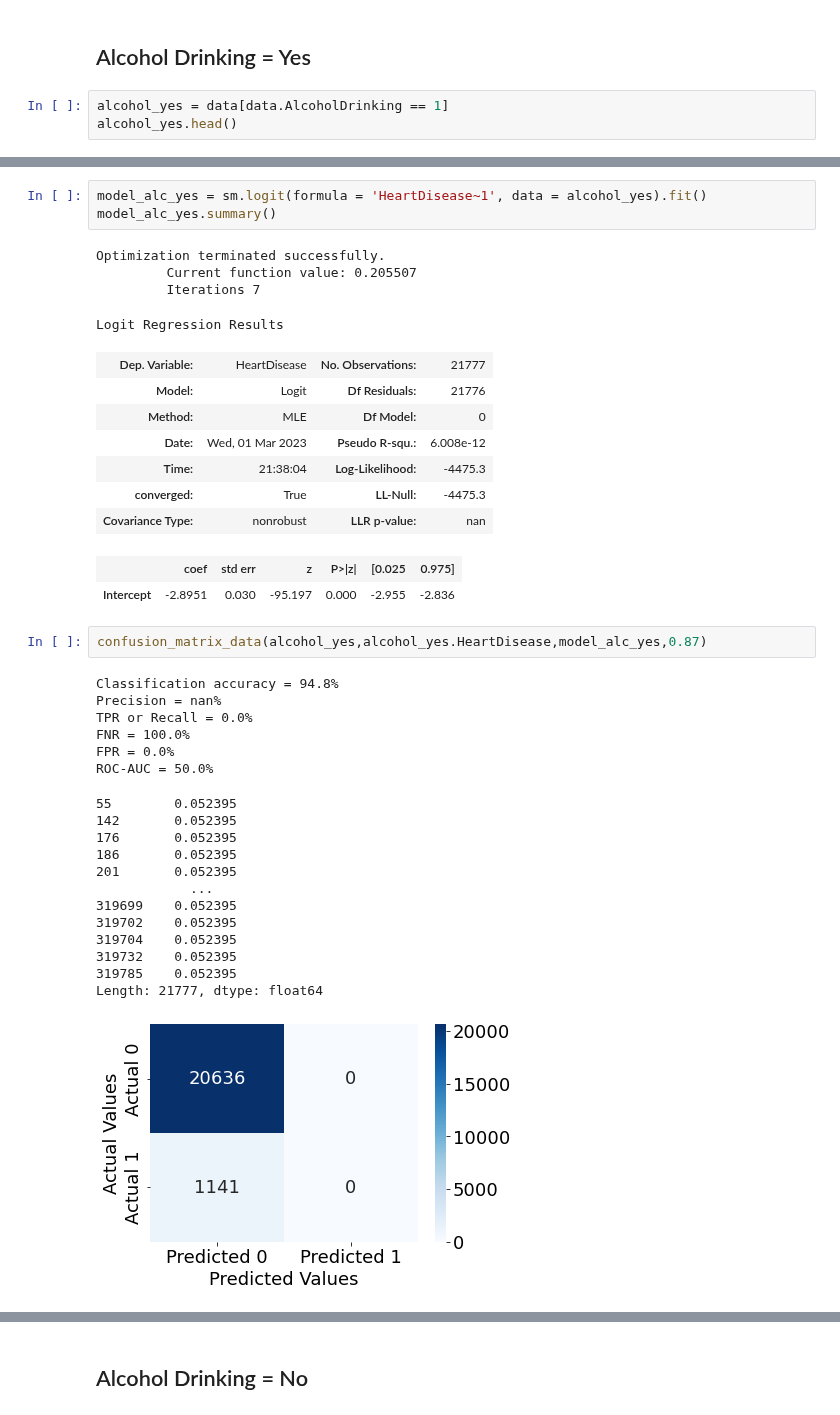
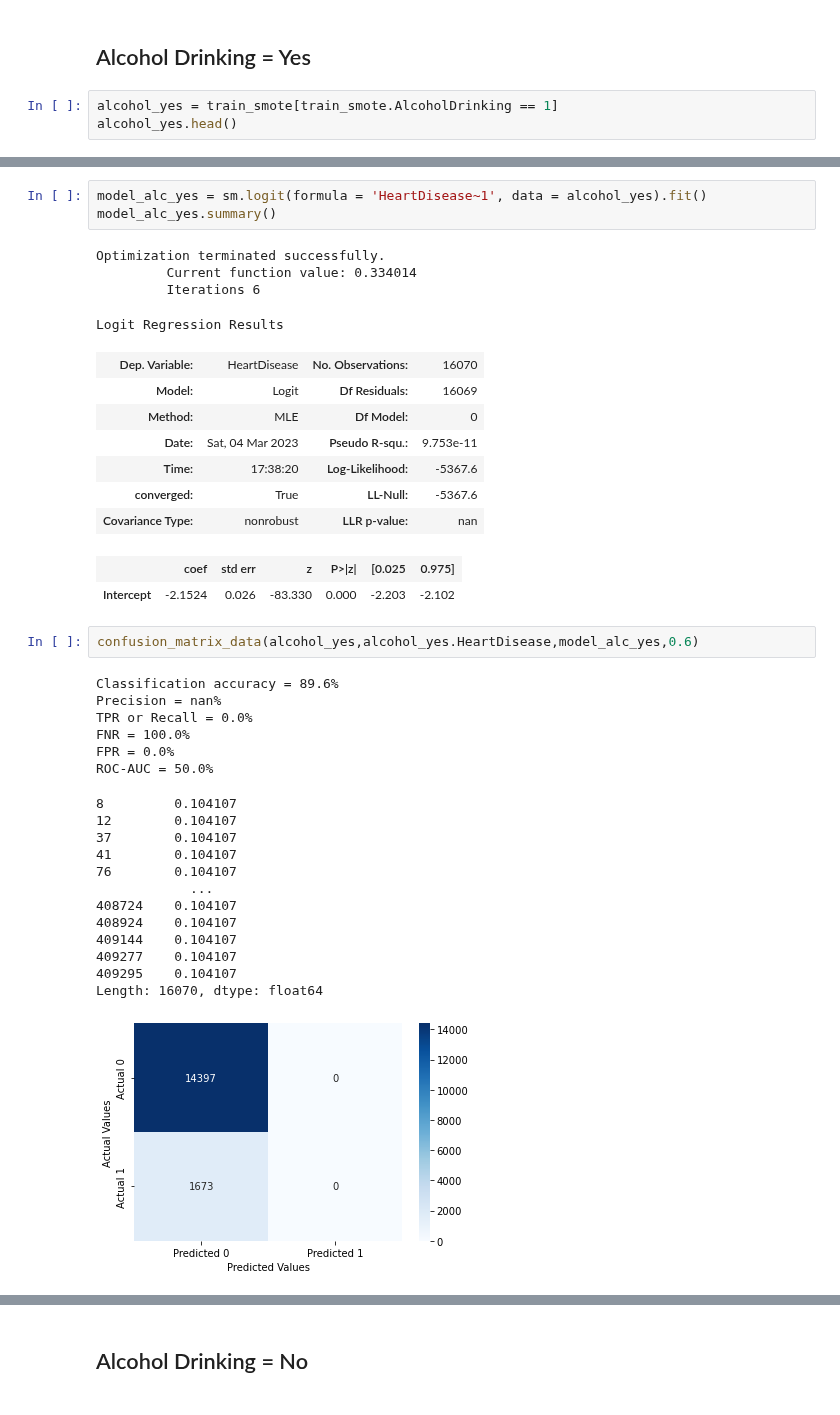
Before and after one commit to JerayuT/Group-5-WQ23-Data-Science, a Jupyter notebook: heart disease.ipynb, the cells around one changed output, grey strips where cells are left out. Cells and saved outputs as stored; diff of their text form.

Commit message:
subset alcohol drinking

```diff
--- a/heart disease.ipynb
+++ b/heart disease.ipynb
@@ -468,6 +505,6 @@ Length: 319795, dtype: float64
 # %% [markdown]
 ## Alcohol Drinking = Yes
 # %%
-alcohol_yes = data[data.AlcoholDrinking == 1]
+alcohol_yes = train_smote[train_smote.AlcoholDrinking == 1]
 alcohol_yes.head()
 # %% [output]
@@ -482,40 +534,40 @@ model_alc_yes = sm.logit(formula = 'HeartDisease~1', data = alcohol_yes).fit()
 model_alc_yes.summary()
 # %% [output]
 Optimization terminated successfully.
-         Current function value: 0.205507
-         Iterations 7
+         Current function value: 0.334014
+         Iterations 6
 Logit Regression Results
-| Dep. Variable: | HeartDisease | No. Observations: | 21777 |
-| Model: | Logit | Df Residuals: | 21776 |
+| Dep. Variable: | HeartDisease | No. Observations: | 16070 |
+| Model: | Logit | Df Residuals: | 16069 |
 | Method: | MLE | Df Model: | 0 |
-| Date: | Wed, 01 Mar 2023 | Pseudo R-squ.: | 6.008e-12 |
-| Time: | 21:38:04 | Log-Likelihood: | -4475.3 |
-| converged: | True | LL-Null: | -4475.3 |
+| Date: | Sat, 04 Mar 2023 | Pseudo R-squ.: | 9.753e-11 |
+| Time: | 17:38:20 | Log-Likelihood: | -5367.6 |
+| converged: | True | LL-Null: | -5367.6 |
 | Covariance Type: | nonrobust | LLR p-value: | nan |
 |  | coef | std err | z | P>|z| | [0.025 | 0.975] |
-| Intercept | -2.8951 | 0.030 | -95.197 | 0.000 | -2.955 | -2.836 |
+| Intercept | -2.1524 | 0.026 | -83.330 | 0.000 | -2.203 | -2.102 |
 # %%
-confusion_matrix_data(alcohol_yes,alcohol_yes.HeartDisease,model_alc_yes,0.87)
+confusion_matrix_data(alcohol_yes,alcohol_yes.HeartDisease,model_alc_yes,0.6)
 # %% [output]
-Classification accuracy = 94.8%
+Classification accuracy = 89.6%
 Precision = nan%
 TPR or Recall = 0.0%
 FNR = 100.0%
 FPR = 0.0%
 ROC-AUC = 50.0%
-55        0.052395
-142       0.052395
-176       0.052395
-186       0.052395
-201       0.052395
+8         0.104107
+12        0.104107
+37        0.104107
+41        0.104107
+76        0.104107
             ...
-319699    0.052395
-319702    0.052395
-319704    0.052395
-319732    0.052395
-319785    0.052395
-Length: 21777, dtype: float64
+408724    0.104107
+408924    0.104107
+409144    0.104107
+409277    0.104107
+409295    0.104107
+Length: 16070, dtype: float64
-[figure, old version]
+[figure, new version]
 # %%
 pred1 = model_alc_yes.predict(alcohol_yes)
 pred1
```
Also changed, not shown: parts of 30 cells of this notebook.
